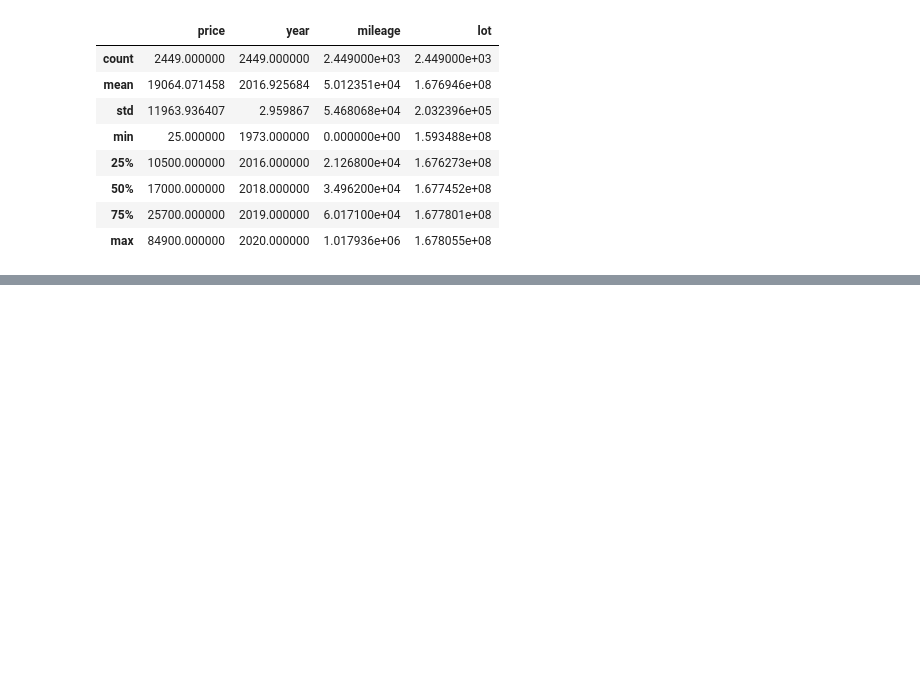
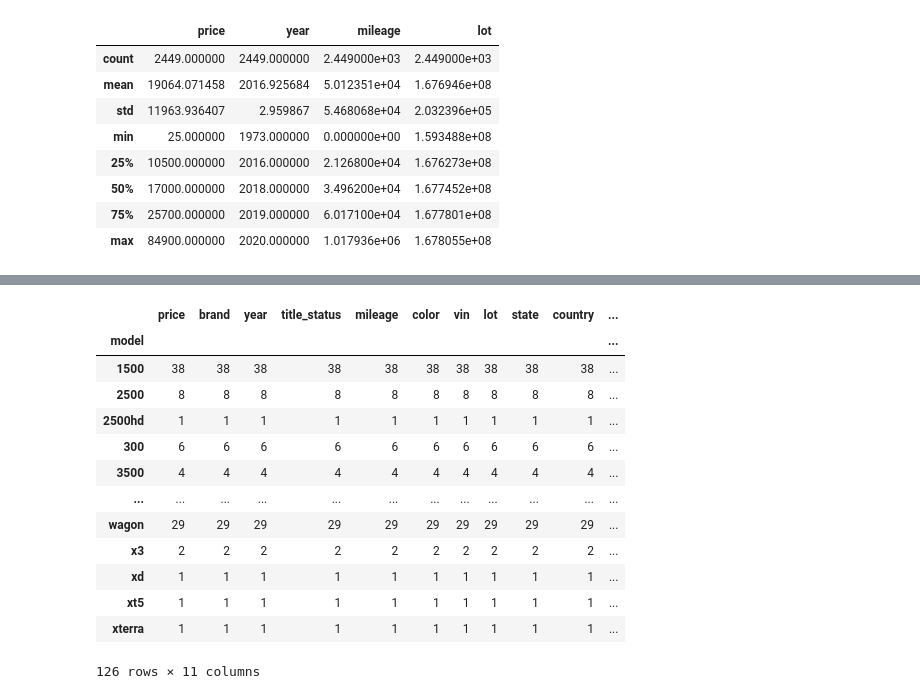
Before and after one commit to jdmerryman88/capstone-team4, a Jupyter notebook: Proposal1/static/Cars_df.ipynb, the cells around one changed output, grey strips where cells are left out. Saved outputs shown, nothing was run; the diff lists cells and outputs as text; code cells hidden in the pictures; blank space fills up the shorter version.

```diff
--- a/Cars_df.ipynb
+++ b/Proposal1/static/Cars_df.ipynb
@@ -3,7 +3,7 @@ import pandas as pd
 import numpy as np
 # %%
 # Store csv into df
-csv_file= "./Data/USA_cars_datasets_base.csv"
+csv_file= "../data/USA_cars_datasets_base.csv"
 cars_df1= pd.read_csv(csv_file, index_col=0)
 cars_df1
 # %% [output]
@@ -152,0 +153,17 @@ cars_df.groupby('price').count()
+# %%
+cars_df.groupby('model').count()
+# %% [output]
+|  | price | brand | year | title_status | mileage | color | vin | lot | state | country | ... |
+| model |  |  |  |  |  |  |  |  |  |  | ... |
+| 1500 | 38 | 38 | 38 | 38 | 38 | 38 | 38 | 38 | 38 | 38 | ... |
+| 2500 | 8 | 8 | 8 | 8 | 8 | 8 | 8 | 8 | 8 | 8 | ... |
+| 2500hd | 1 | 1 | 1 | 1 | 1 | 1 | 1 | 1 | 1 | 1 | ... |
+| 300 | 6 | 6 | 6 | 6 | 6 | 6 | 6 | 6 | 6 | 6 | ... |
+| 3500 | 4 | 4 | 4 | 4 | 4 | 4 | 4 | 4 | 4 | 4 | ... |
+| ... | ... | ... | ... | ... | ... | ... | ... | ... | ... | ... | ... |
+| wagon | 29 | 29 | 29 | 29 | 29 | 29 | 29 | 29 | 29 | 29 | ... |
+| x3 | 2 | 2 | 2 | 2 | 2 | 2 | 2 | 2 | 2 | 2 | ... |
+| xd | 1 | 1 | 1 | 1 | 1 | 1 | 1 | 1 | 1 | 1 | ... |
+| xt5 | 1 | 1 | 1 | 1 | 1 | 1 | 1 | 1 | 1 | 1 | ... |
+| xterra | 1 | 1 | 1 | 1 | 1 | 1 | 1 | 1 | 1 | 1 | ... |
+126 rows × 11 columns
```
Also changed, not shown: parts of 15 cells of this notebook, 10 other files.
